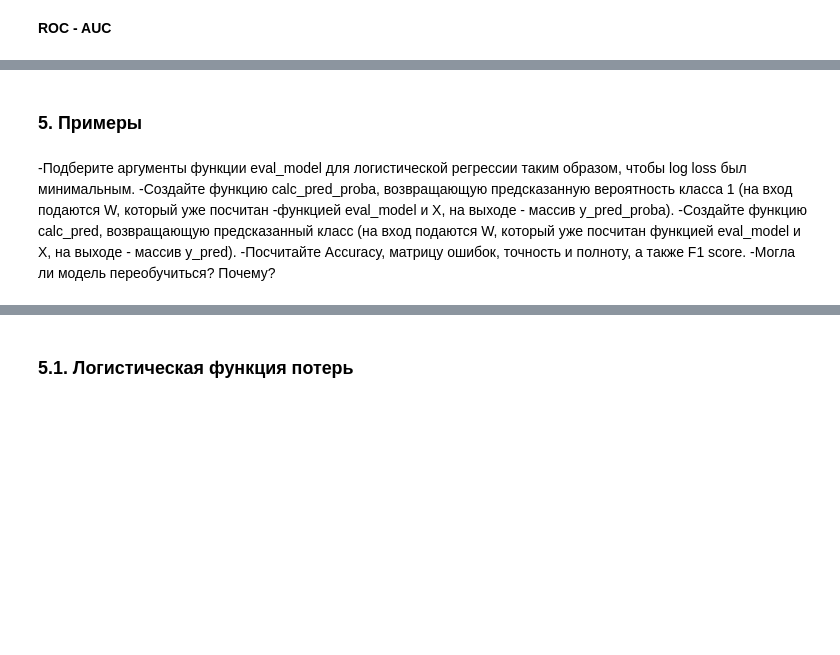
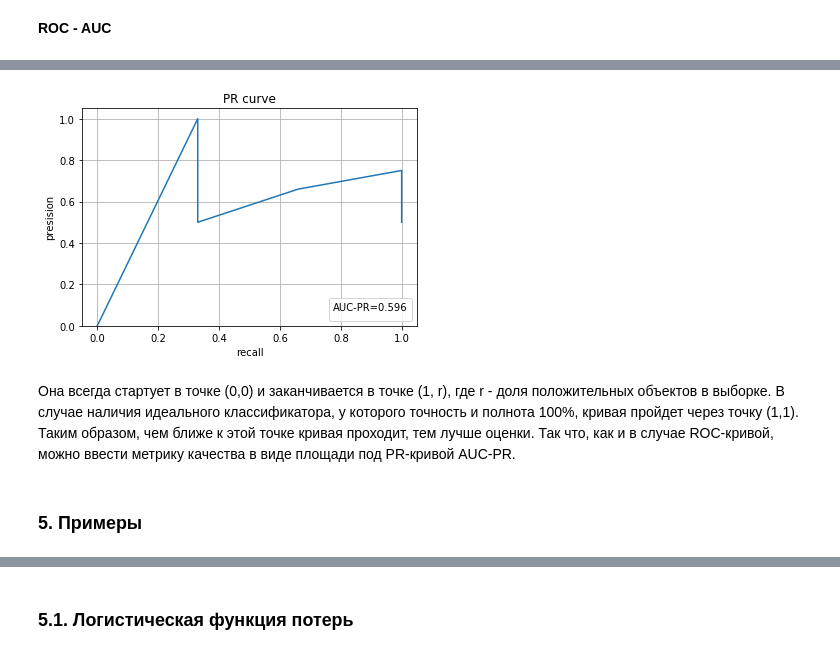
Before and after one commit to doksketch/algorithms-for-data-analysis, a Jupyter notebook: 03_logistic_regression.ipynb, the cells around one changed output, grey strips where cells are left out. Cells and saved outputs as stored; diff of their text form; code cells hidden in the pictures; blank space fills up the shorter version.

```diff
--- a/03_logistic_regression.ipynb
+++ b/03_logistic_regression.ipynb
@@ -121,8 +180,19 @@ $$F = \frac{2 \cdot precision \cdot recall }{ presision + recall}.$$
+# %%
+precision = [0, 1, 0.5, 0.66, 0.75, 0.6, 0.5]
+recall = [0, 0.33, 0.33, 0.66, 1, 1, 1]
+
+AUC_PR = trapz(precision, x = recall, dx=0.1)
+
+plt.title('PR curve')
+plt.ylim(0, 1.05)
+plt.xlabel('recall')
+plt.ylabel('presision')
+plt.grid()
+plt.legend(' ', title=f'AUC-PR={AUC_PR:.3f}', loc='lower right')
+plt.plot(recall, precision);
+# %% [output]
+[figure, added]
+# %% [markdown]
+Она всегда стартует в точке (0,0) и заканчивается в точке (1, r), где r - доля положительных объектов в выборке. В случае наличия идеального классификатора, у которого точность и полнота 100%, кривая пройдет через точку (1,1). Таким образом, чем ближе к этой точке кривая проходит, тем лучше оценки. Так что, как и в случае ROC-кривой, можно ввести метрику качества в виде площади под PR-кривой AUC-PR.
 # %% [markdown]
 ### 5. Примеры
-# %% [markdown]
--Подберите аргументы функции eval_model для логистической регрессии таким образом, чтобы log loss был минимальным.
--Создайте функцию calc_pred_proba, возвращающую предсказанную вероятность класса 1 (на вход подаются W, который уже посчитан -функцией eval_model и X, на выходе - массив y_pred_proba).
--Создайте функцию calc_pred, возвращающую предсказанный класс (на вход подаются W, который уже посчитан функцией eval_model и X, на выходе - массив y_pred).
--Посчитайте Accuracy, матрицу ошибок, точность и полноту, а также F1 score.
--Могла ли модель переобучиться? Почему?
```
Also changed, not shown: parts of 31 cells of this notebook.
